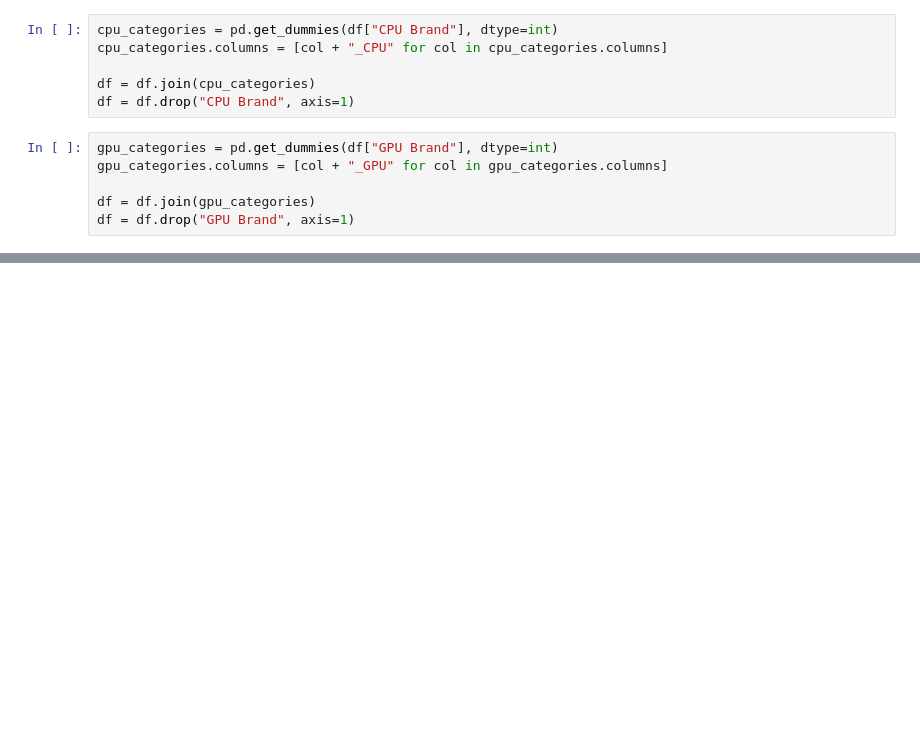
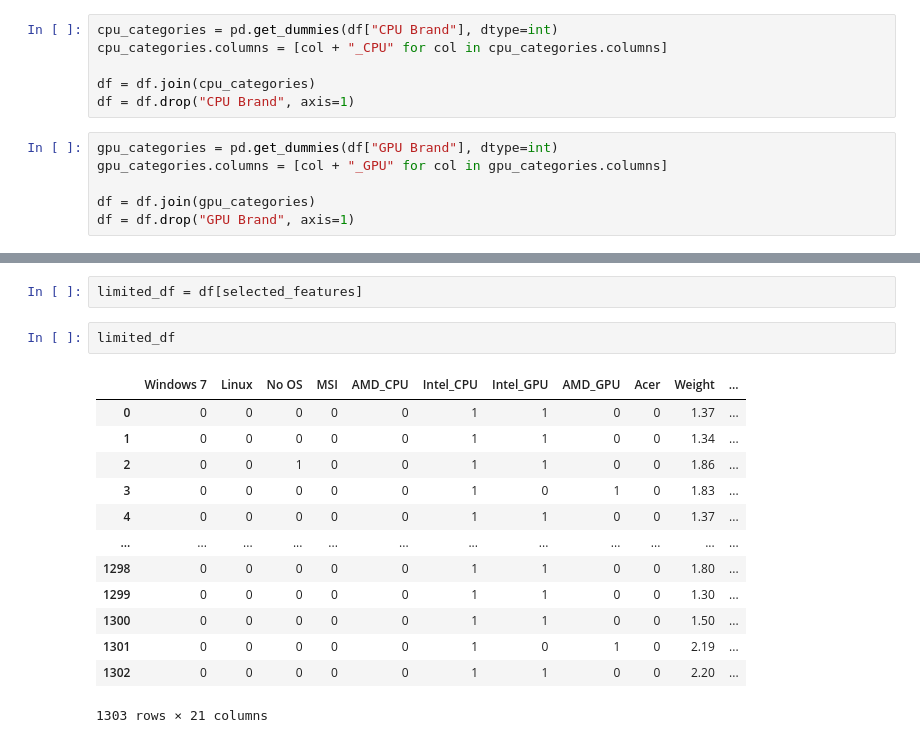
Before and after one commit to EnricoMontova/predicao_de_precos, a Jupyter notebook: projeto-cosmo/Untitled.ipynb, the cells around one changed output, grey strips where cells are left out. Cells and saved outputs as stored; diff of their text form; blank space fills up the shorter version.

```diff
--- a/projeto-cosmo/Untitled.ipynb
+++ b/projeto-cosmo/Untitled.ipynb
@@ -93,0 +128,18 @@ df.corr()
+# %%
+limited_df = df[selected_features]
+# %%
+limited_df
+# %% [output]
+|  | Windows 7 | Linux | No OS | MSI | AMD_CPU | Intel_CPU | Intel_GPU | AMD_GPU | Acer | Weight | ... |
+| 0 | 0 | 0 | 0 | 0 | 0 | 1 | 1 | 0 | 0 | 1.37 | ... |
+| 1 | 0 | 0 | 0 | 0 | 0 | 1 | 1 | 0 | 0 | 1.34 | ... |
+| 2 | 0 | 0 | 1 | 0 | 0 | 1 | 1 | 0 | 0 | 1.86 | ... |
+| 3 | 0 | 0 | 0 | 0 | 0 | 1 | 0 | 1 | 0 | 1.83 | ... |
+| 4 | 0 | 0 | 0 | 0 | 0 | 1 | 1 | 0 | 0 | 1.37 | ... |
+| ... | ... | ... | ... | ... | ... | ... | ... | ... | ... | ... | ... |
+| 1298 | 0 | 0 | 0 | 0 | 0 | 1 | 1 | 0 | 0 | 1.80 | ... |
+| 1299 | 0 | 0 | 0 | 0 | 0 | 1 | 1 | 0 | 0 | 1.30 | ... |
+| 1300 | 0 | 0 | 0 | 0 | 0 | 1 | 1 | 0 | 0 | 1.50 | ... |
+| 1301 | 0 | 0 | 0 | 0 | 0 | 1 | 0 | 1 | 0 | 2.19 | ... |
+| 1302 | 0 | 0 | 0 | 0 | 0 | 1 | 1 | 0 | 0 | 2.20 | ... |
+1303 rows × 21 columns
```
Also changed, not shown: parts of 16 cells of this notebook.
